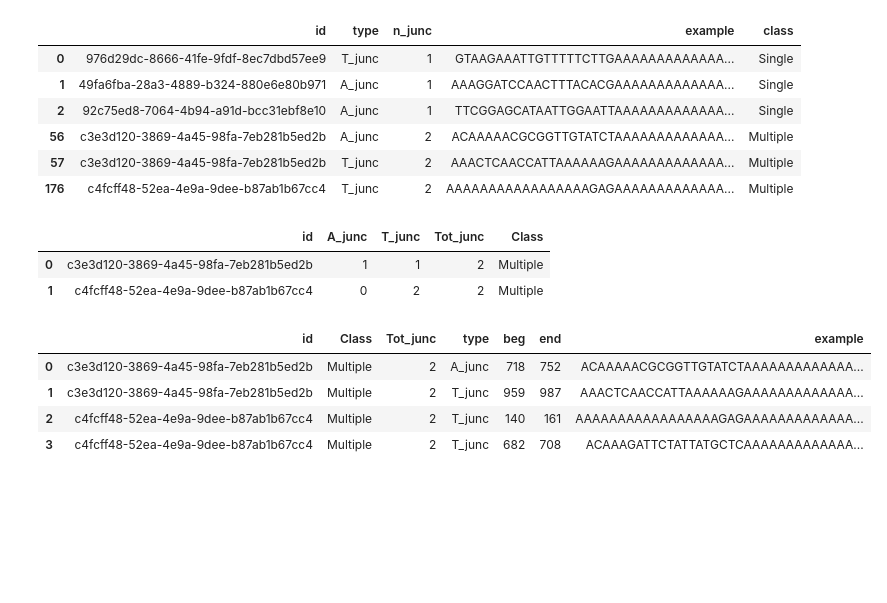
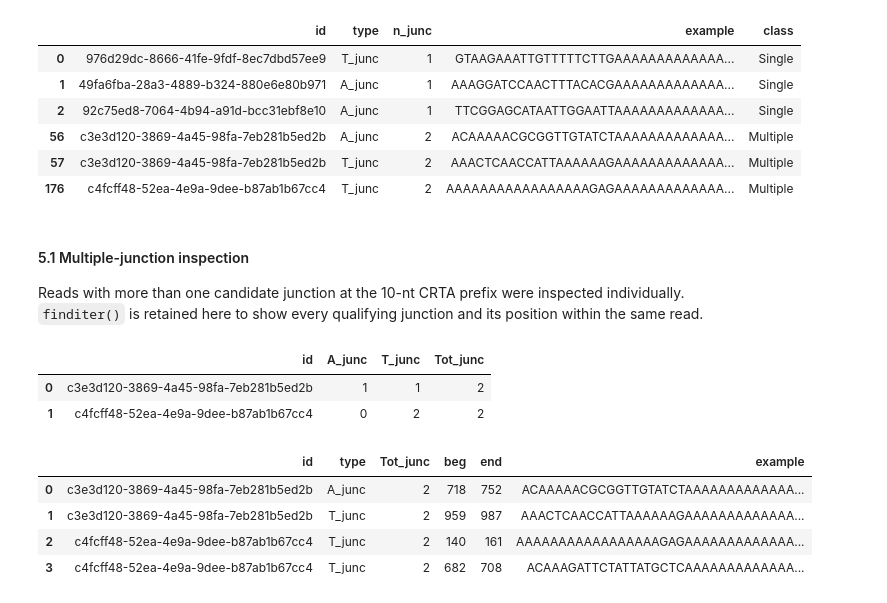
Before and after one commit to ih-11/hmm-3end, a Jupyter notebook: notebooks/qcfastq.ipynb, the cells around one changed output. Saved outputs shown, nothing was run; the diff lists cells and outputs as text; code cells hidden in the pictures; blank space fills up the shorter version.

```diff
--- a/notebooks/qcfastq.ipynb
+++ b/notebooks/qcfastq.ipynb
@@ -766,71 +777,70 @@ display(example_df.groupby("class", group_keys=False).head(3))
 | 56 | c3e3d120-3869-4a45-98fa-7eb281b5ed2b | A_junc | 2 | ACAAAAACGCGGTTGTATCTAAAAAAAAAAAAA... | Multiple |
 | 57 | c3e3d120-3869-4a45-98fa-7eb281b5ed2b | T_junc | 2 | AAACTCAACCATTAAAAAAGAAAAAAAAAAAAA... | Multiple |
 | 176 | c4fcff48-52ea-4e9a-9dee-b87ab1b67cc4 | T_junc | 2 | AAAAAAAAAAAAAAAAAGAGAAAAAAAAAAAAA... | Multiple |
+# %% [markdown]
+#### 5.1 Multiple-junction inspection
+
+Reads with more than one candidate junction at the 10-nt CRTA prefix were inspected individually. `finditer()` is retained here to show every qualifying junction and its position within the same read.
 # %%
-# Inspect multiple-junction reads-CRTA prefix (e.g 10nt crta)
+# Inspect multiple-junction reads at 10-nt CRTA prefix as an example
 
-adapter  = crta[:10]
+adapter   = crta[:10]
 read_rows = []
 junc_rows = []
 
 for rid, seq in zip(reads_df["id"], reads_df["seq"]):
 	ams = [m for m in apat.finditer(seq) if seq[m.end():].startswith(adapter)]
 	tms = [m for m in tpat.finditer(seq) if korflab.anti(seq[:m.start()]).startswith(adapter)]
 	nj  = len(ams) + len(tms)
 
 	if nj <= 1:
 		continue
 
 	read_rows.append({
-		"id"       : rid,
-		"A_junc"   : len(ams),
-		"T_junc"   : len(tms),
-		"Tot_junc" : nj,
-		"Class"    : "Multiple",
+		"id"      : rid,
+		"A_junc"  : len(ams),
+		"T_junc"  : len(tms),
+		"Tot_junc": nj,
 	})
 
 	for m in ams:
 		beg, end = m.span()
-
 		junc_rows.append({
-			"id"       : rid,
-			"Class"    : "Multiple",
-			"Tot_junc" : nj,
-			"type"     : "A_junc",
-			"beg"      : beg,
-			"end"      : end,
-			"example"  : seq[max(0, beg - 20):min(len(seq), end + 40)],
+			"id"      : rid,
+			"type"    : "A_junc",
+			"Tot_junc": nj,
+			"beg"     : beg,
+			"end"     : end,
+			"example" : seq[max(0, beg - 20):min(len(seq), end + 40)],
 		})
 
 	for m in tms:
 		beg, end = m.span()
-
 		junc_rows.append({
-			"id"       : rid,
-			"Class"    : "Multiple",
-			"Tot_junc" : nj,
-			"type"     : "T_junc",
-			"beg"      : beg,
-			"end"      : end,
-			"example"  : korflab.anti(
+			"id"      : rid,
+			"type"    : "T_junc",
+			"Tot_junc": nj,
+			"beg"     : beg,
+			"end"     : end,
+			"example" : korflab.anti(
 				seq[max(0, beg - 40):min(len(seq), end + 20)]
 			),
 		})
 
 multi_df = pd.DataFrame(read_rows)
 site_df  = pd.DataFrame(junc_rows)
 
 display(multi_df)
 display(site_df.sort_values(["id", "beg"]))
 # %% [output]
-|  | id | A_junc | T_junc | Tot_junc | Class |
-| 0 | c3e3d120-3869-4a45-98fa-7eb281b5ed2b | 1 | 1 | 2 | Multiple |
-| 1 | c4fcff48-52ea-4e9a-9dee-b87ab1b67cc4 | 0 | 2 | 2 | Multiple |
+|  | id | A_junc | T_junc | Tot_junc |
+| 0 | c3e3d120-3869-4a45-98fa-7eb281b5ed2b | 1 | 1 | 2 |
+| 1 | c4fcff48-52ea-4e9a-9dee-b87ab1b67cc4 | 0 | 2 | 2 |
-|  | id | Class | Tot_junc | type | beg | end | example |
-| 0 | c3e3d120-3869-4a45-98fa-7eb281b5ed2b | Multiple | 2 | A_junc | 718 | 752 | ACAAAAACGCGGTTGTATCTAAAAAAAAAAAAA... |
-| 1 | c3e3d120-3869-4a45-98fa-7eb281b5ed2b | Multiple | 2 | T_junc | 959 | 987 | AAACTCAACCATTAAAAAAGAAAAAAAAAAAAA... |
-| 2 | c4fcff48-52ea-4e9a-9dee-b87ab1b67cc4 | Multiple | 2 | T_junc | 140 | 161 | AAAAAAAAAAAAAAAAAGAGAAAAAAAAAAAAA... |
-| 3 | c4fcff48-52ea-4e9a-9dee-b87ab1b67cc4 | Multiple | 2 | T_junc | 682 | 708 | ACAAAGATTCTATTATGCTCAAAAAAAAAAAAA... |
+|  | id | type | Tot_junc | beg | end | example |
+| 0 | c3e3d120-3869-4a45-98fa-7eb281b5ed2b | A_junc | 2 | 718 | 752 | ACAAAAACGCGGTTGTATCTAAAAAAAAAAAAA... |
+| 1 | c3e3d120-3869-4a45-98fa-7eb281b5ed2b | T_junc | 2 | 959 | 987 | AAACTCAACCATTAAAAAAGAAAAAAAAAAAAA... |
+| 2 | c4fcff48-52ea-4e9a-9dee-b87ab1b67cc4 | T_junc | 2 | 140 | 161 | AAAAAAAAAAAAAAAAAGAGAAAAAAAAAAAAA... |
+| 3 | c4fcff48-52ea-4e9a-9dee-b87ab1b67cc4 | T_junc | 2 | 682 | 708 | ACAAAGATTCTATTATGCTCAAAAAAAAAAAAA... |
 # %%
 # ============================================
 # What occurs between the first >=15-nt A/T run and CRTA?
```
Also changed, not shown: parts of 4 cells of this notebook, 1 other file.
